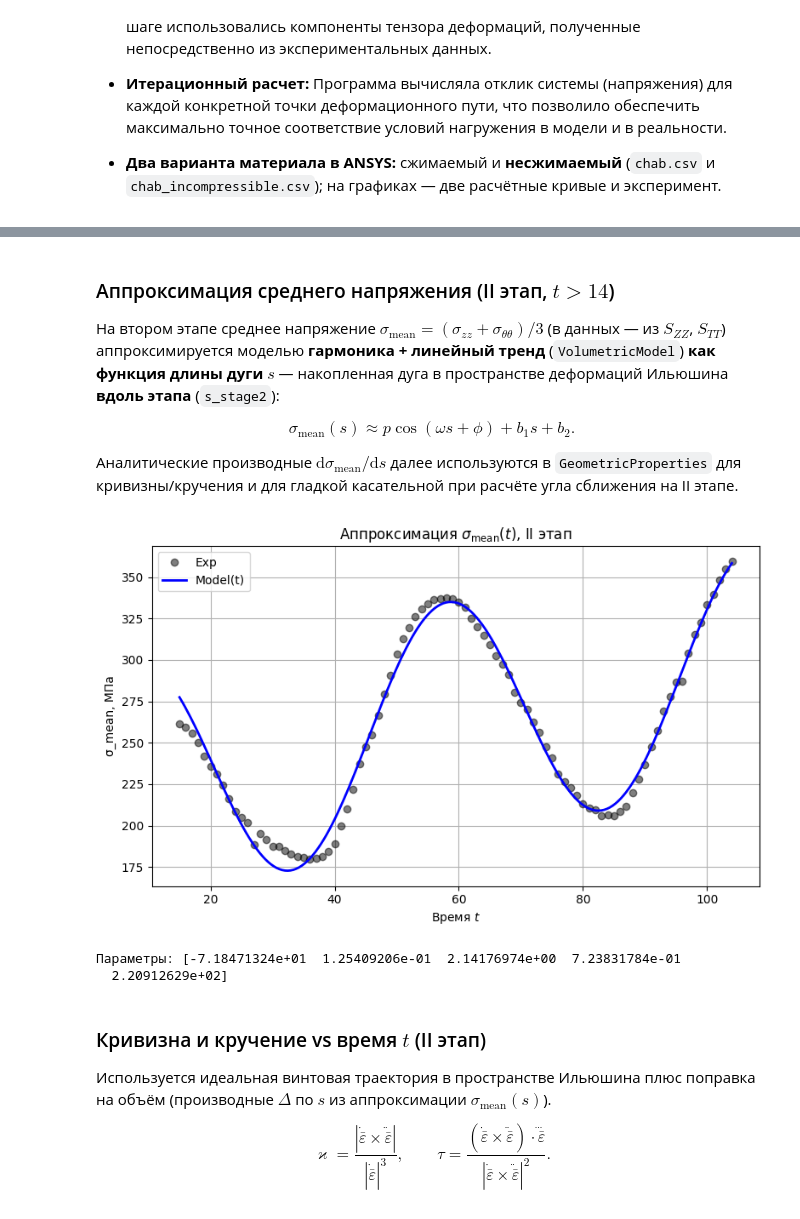
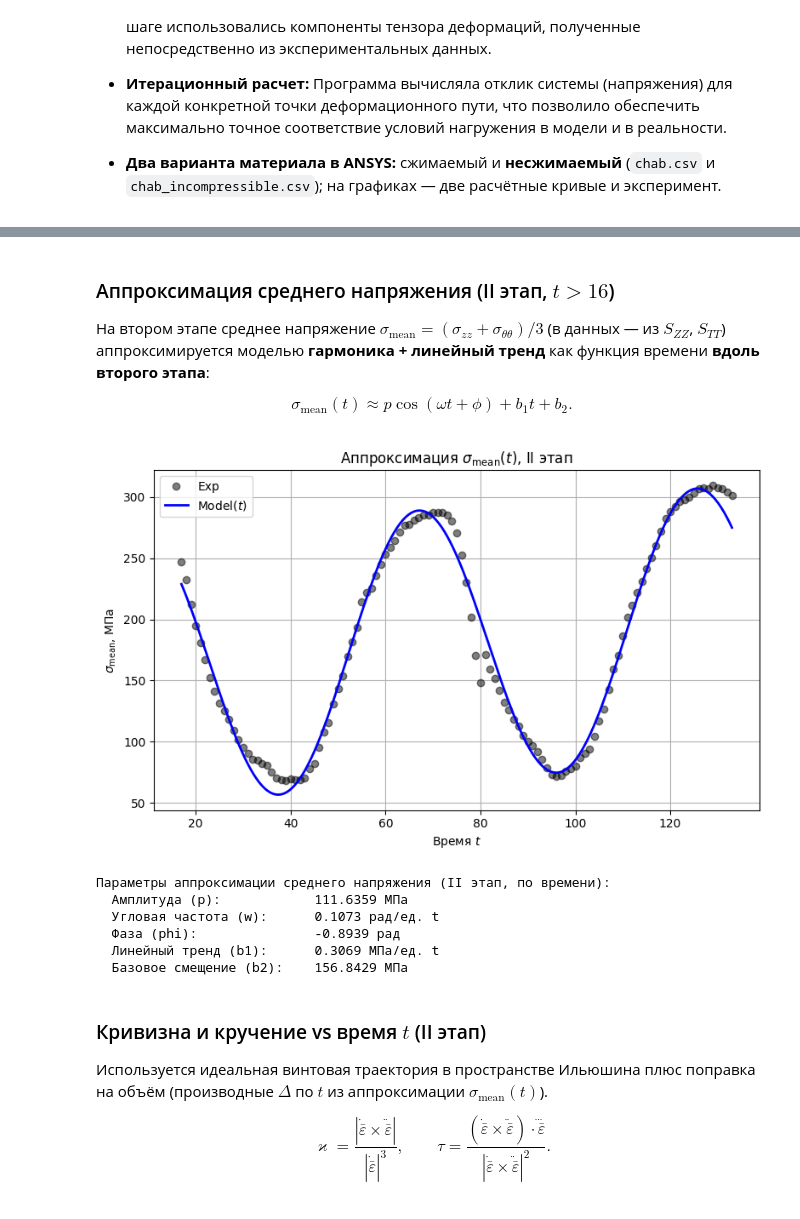
Before and after one commit to ArtemDos/complex_deformations, a Jupyter notebook: P31/experimental_vint/chab.ipynb, the cells around one changed output, grey strips where cells are left out. Cells and saved outputs as stored; diff of their text form; code cells hidden in the pictures.

Commit message:
add chab.ipynb for P21,P26,P28,P29,P31,P35

```diff
--- a/P31/experimental_vint/chab.ipynb
+++ b/P31/experimental_vint/chab.ipynb
@@ -102,14 +70,11 @@ $$\frac{|\vec{\sigma}^{\mathrm{числ}}| - |\vec{\sigma}^{\mathrm{эксп}}|}
 # %%
-from core.calculations import (
-    ilushin_stress_metrics_at_experiment_times,
-    prepare_ilushin_path_dataset,
-)
+from core.calculations import prepare_ilushin_path_dataset
 
-exp_il = prepare_ilushin_path_dataset(real_experiment, compressible=False)
-num_il = prepare_ilushin_path_dataset(numerical_experiment_chab, compressible=True)
-num_il_inc = prepare_ilushin_path_dataset(numerical_experiment_chab_inc, compressible=True)
+exp_il = prepare_ilushin_path_dataset(real_experiment, use_deviatoric_strains=False)
+num_il = prepare_ilushin_path_dataset(numerical_experiment_chab, use_deviatoric_strains=True)
+num_il_inc = prepare_ilushin_path_dataset(numerical_experiment_chab_inc, use_deviatoric_strains=True)
 
-_il_pairs = [
+il_pairs = [
     (f"{model_name} (сжимаемый)", num_il),
     (f"{model_name} (несжимаемый)", num_il_inc),
 ]
@@ -234,4 +207,0 @@ plot_xy(
-# %%
-nu_path = r"nu.txt"
-with open(nu_path, "r") as f:
-    nu = float(f.read().strip())
@@ -292,46 +269,55 @@ numerical_experiment_stage2_inc["s"] = numerical_experiment_stage2_inc["s_stage2
 # %% [markdown]
-### Аппроксимация среднего напряжения (II этап, $t > 14$)
+### Аппроксимация среднего напряжения (II этап, $t > 16$)
 
-На втором этапе среднее напряжение $\sigma_{\mathrm{mean}} = (\sigma_{zz}+\sigma_{\theta\theta})/3$ (в данных — из $S_{ZZ}$, $S_{TT}$) аппроксимируется моделью **гармоника + линейный тренд** (`VolumetricModel`) **как функция длины дуги** $s$ — накопленная дуга в пространстве деформаций Ильюшина **вдоль этапа** (`s_stage2`):
+На втором этапе среднее напряжение $\sigma_{\mathrm{mean}} = (\sigma_{zz}+\sigma_{\theta\theta})/3$ (в данных — из $S_{ZZ}$, $S_{TT}$) аппроксимируется моделью **гармоника + линейный тренд**  как функция времени **вдоль второго этапа**:
 
-$$\sigma_{\mathrm{mean}}(s) \approx p\cos(\omega s + \phi) + b_1 s + b_2.$$
-
-Аналитические производные $\mathrm{d}\sigma_{\mathrm{mean}}/\mathrm{d}s$ далее используются в `GeometricProperties` для кривизны/кручения и для гладкой касательной при расчёте угла сближения на II этапе.
+$$\sigma_{\mathrm{mean}}(t) \approx p\cos(\omega t + \phi) + b_1 t + b_2.$$
 # %%
 from core.derivatives.stress_approximation import VolumetricModel
 import matplotlib.pyplot as plt
 import numpy as np
 
-sig_vals = df_exp_stage2["Sigma_Mean"].values
-s_vals = df_exp_stage2["s_stage2"].values
-t_vals = df_exp_stage2["Time"].values
 
-vol_model_s = VolumetricModel()
-t_span = t_vals.max() - t_vals.min()
-w_guess_t = (4 * np.pi) / max(t_span, 1e-9)
-params_t = vol_model_s.fit(t_vals, sig_vals, guess_w=w_guess_t)
+order = np.argsort(df_exp_stage2["Time"].to_numpy())
+t_vals = df_exp_stage2["Time"].to_numpy()[order]
+sig_vals = df_exp_stage2["Sigma_Mean"].to_numpy()[order]
+
+vol_model_t = VolumetricModel()
+t_span = float(t_vals.max() - t_vals.min())
+w_guess = (4 * np.pi) / max(t_span, 1e-9)
+params_t = vol_model_t.fit(t_vals, sig_vals, guess_w=w_guess)
 
 plt.figure(figsize=(8, 5))
 plt.plot(t_vals, sig_vals, "ko", alpha=0.5, label="Exp")
-t_grid_plot = np.linspace(t_vals.min(), t_vals.max(), 200)
-plt.plot(t_grid_plot, vol_model_s.predict(t_grid_plot), "b-", lw=2, label="Model(t)")
+t_grid = np.linspace(t_vals.min(), t_vals.max(), 200)
+plt.plot(t_grid, vol_model_t.predict(t_grid), "b-", lw=2, label=r"Model($t$)")
 plt.title(r"Аппроксимация $\sigma_{\mathrm{mean}}(t)$, II этап")
-plt.xlabel("Время $t$")
-plt.ylabel("σ_mean, МПа")
+plt.xlabel(r"Время $t$")
+plt.ylabel(r"$\sigma_{\mathrm{mean}}$, МПа")
 plt.grid(True)
 plt.legend()
 plt.tight_layout()
 plt.show()
 
-print("Параметры:", params_t)
+p, w, phi, b1, b2 = params_t
+print("Параметры аппроксимации среднего напряжения (II этап, по времени):")
+print(f"  Амплитуда (p):            {p:.4f} МПа")
+print(f"  Угловая частота (w):      {w:.4f} рад/ед. t")
+print(f"  Фаза (phi):               {phi:.4f} рад")
+print(f"  Линейный тренд (b1):      {b1:.4f} МПа/ед. t")
+print(f"  Базовое смещение (b2):    {b2:.4f} МПа")
 # %% [output]
-[figure, old version]
+[figure, new version]
-Параметры: [-7.18471324e+01  1.25409206e-01  2.14176974e+00  7.23831784e-01
-  2.20912629e+02]
+Параметры аппроксимации среднего напряжения (II этап, по времени):
+  Амплитуда (p):            111.6359 МПа
+  Угловая частота (w):      0.1073 рад/ед. t
+  Фаза (phi):               -0.8939 рад
+  Линейный тренд (b1):      0.3069 МПа/ед. t
+  Базовое смещение (b2):    156.8429 МПа
 # %% [markdown]
 ### Кривизна и кручение vs время $t$ (II этап)
 
-Используется идеальная винтовая траектория в пространстве Ильюшина плюс поправка на объём (производные $\Delta$ по $s$ из аппроксимации **$\sigma_{\mathrm{mean}}(s)$**).
+Используется идеальная винтовая траектория в пространстве Ильюшина плюс поправка на объём (производные $\Delta$ по $t$ из аппроксимации **$\sigma_{\mathrm{mean}}(t)$**).
 
 $$\varkappa = \frac{|\dot{\bar{\varepsilon}} \times \ddot{\bar{\varepsilon}}|}{|\dot{\bar{\varepsilon}}|^3}, \qquad
 \tau = \frac{(\dot{\bar{\varepsilon}} \times \ddot{\bar{\varepsilon}}) \cdot \dddot{\bar{\varepsilon}}}{|\dot{\bar{\varepsilon}} \times \ddot{\bar{\varepsilon}}|^2}.$$
```
Also changed, not shown: parts of 27 cells of this notebook, 5 other files.
